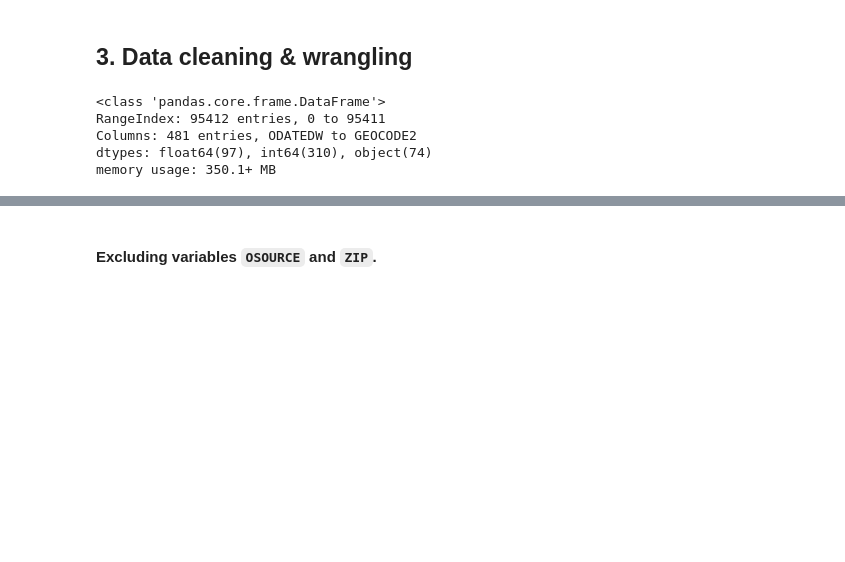
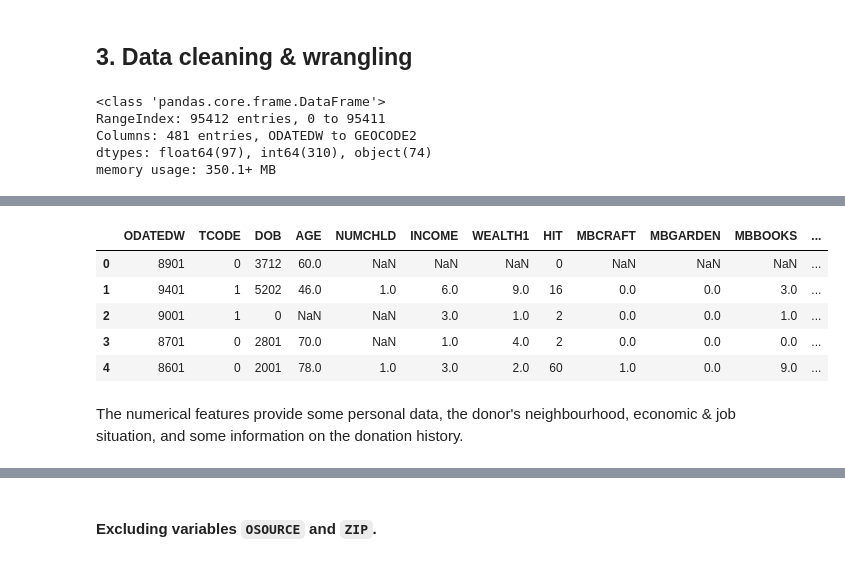
Before and after one commit to ieumann/lab-revisiting-machine-learning, a Jupyter notebook: Case Study Healthcare for All (ML revisited).ipynb, the cells around one changed output, grey strips where cells are left out. Saved outputs shown, nothing was run; the diff lists cells and outputs as text; code cells hidden in the pictures; blank space fills up the shorter version.

```diff
--- a/Case Study Healthcare for All (ML revisited).ipynb
+++ b/Case Study Healthcare for All (ML revisited).ipynb
@@ -164,0 +205,13 @@ There are null values only in `GEOCODE2`.
+# %%
+numerical = df.select_dtypes(np.number)
+numerical = numerical.drop(columns = ['TARGET_B', 'TARGET_D'])
+numerical.head()
+# %% [output]
+|  | ODATEDW | TCODE | DOB | AGE | NUMCHLD | INCOME | WEALTH1 | HIT | MBCRAFT | MBGARDEN | MBBOOKS | ... |
+| 0 | 8901 | 0 | 3712 | 60.0 | NaN | NaN | NaN | 0 | NaN | NaN | NaN | ... |
+| 1 | 9401 | 1 | 5202 | 46.0 | 1.0 | 6.0 | 9.0 | 16 | 0.0 | 0.0 | 3.0 | ... |
+| 2 | 9001 | 1 | 0 | NaN | NaN | 3.0 | 1.0 | 2 | 0.0 | 0.0 | 1.0 | ... |
+| 3 | 8701 | 0 | 2801 | 70.0 | NaN | 1.0 | 4.0 | 2 | 0.0 | 0.0 | 0.0 | ... |
+| 4 | 8601 | 0 | 2001 | 78.0 | 1.0 | 3.0 | 2.0 | 60 | 1.0 | 0.0 | 9.0 | ... |
+# %% [markdown]
+The numerical features provide some personal data, the donor's neighbourhood, economic & job situation, and some information on the donation history.
```
Also changed, not shown: parts of 48 cells of this notebook.
